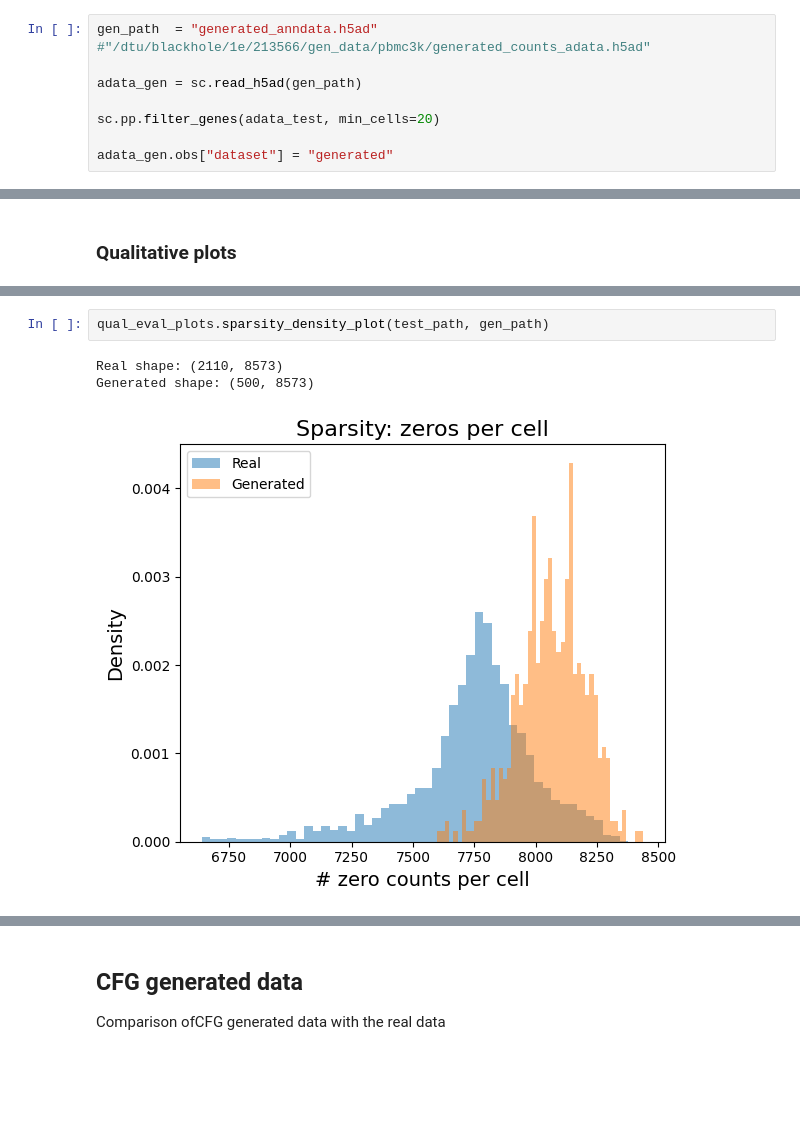
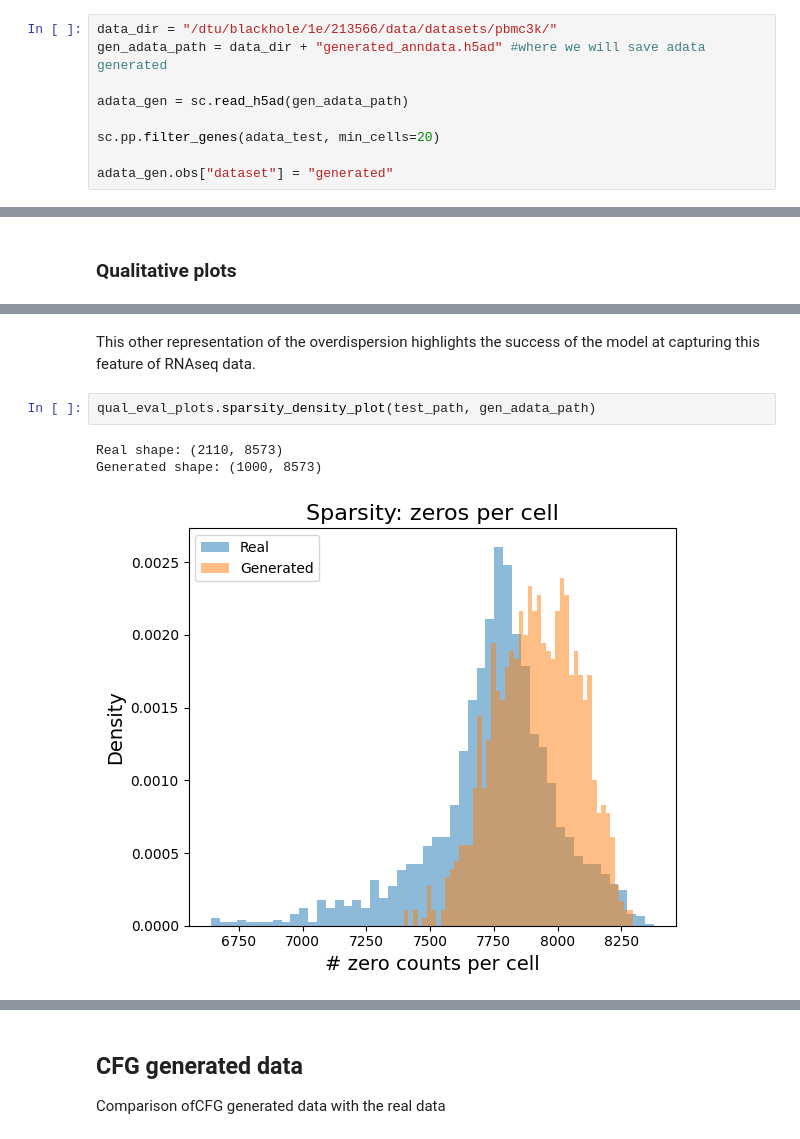
Before and after one commit to elena-iri/Isoflow, a Jupyter notebook: notebooks/evaluation/Isoflow_main.ipynb, the cells around one changed output, grey strips where cells are left out. Saved outputs shown, nothing was run; the diff lists cells and outputs as text; blank space fills up the shorter version.

```diff
--- a/notebooks/evaluation/Isoflow_main.ipynb
+++ b/notebooks/evaluation/Isoflow_main.ipynb
@@ -43,9 +29,10 @@ gen_path = "/dtu/blackhole/1e/213566/gen_data/pbmc3k/generated_counts_adata.h5ad
 # %% [markdown]
 - Loading of already decoded generated data
 # %%
-gen_path  = "generated_anndata.h5ad" #"/dtu/blackhole/1e/213566/gen_data/pbmc3k/generated_counts_adata.h5ad"
+data_dir = "/dtu/blackhole/1e/213566/data/datasets/pbmc3k/"
+gen_adata_path = data_dir + "generated_anndata.h5ad" #where we will save adata generated
 
-adata_gen = sc.read_h5ad(gen_path)
+adata_gen = sc.read_h5ad(gen_adata_path)
 
 sc.pp.filter_genes(adata_test, min_cells=20)
 
@@ -188,6 +104,8 @@ qual_eval_plots.hlca_plot(test_path, gen_path)
+# %% [markdown]
+This other representation of the overdispersion highlights the success of the model at capturing this feature of RNAseq data.
 # %%
-qual_eval_plots.sparsity_density_plot(test_path, gen_path)
+qual_eval_plots.sparsity_density_plot(test_path, gen_adata_path)
 # %% [output]
 Real shape: (2110, 8573)
-Generated shape: (500, 8573)
+Generated shape: (1000, 8573)
-[figure, old version]
+[figure, new version]
```
Also changed, not shown: parts of 26 cells of this notebook, 3 other files.
